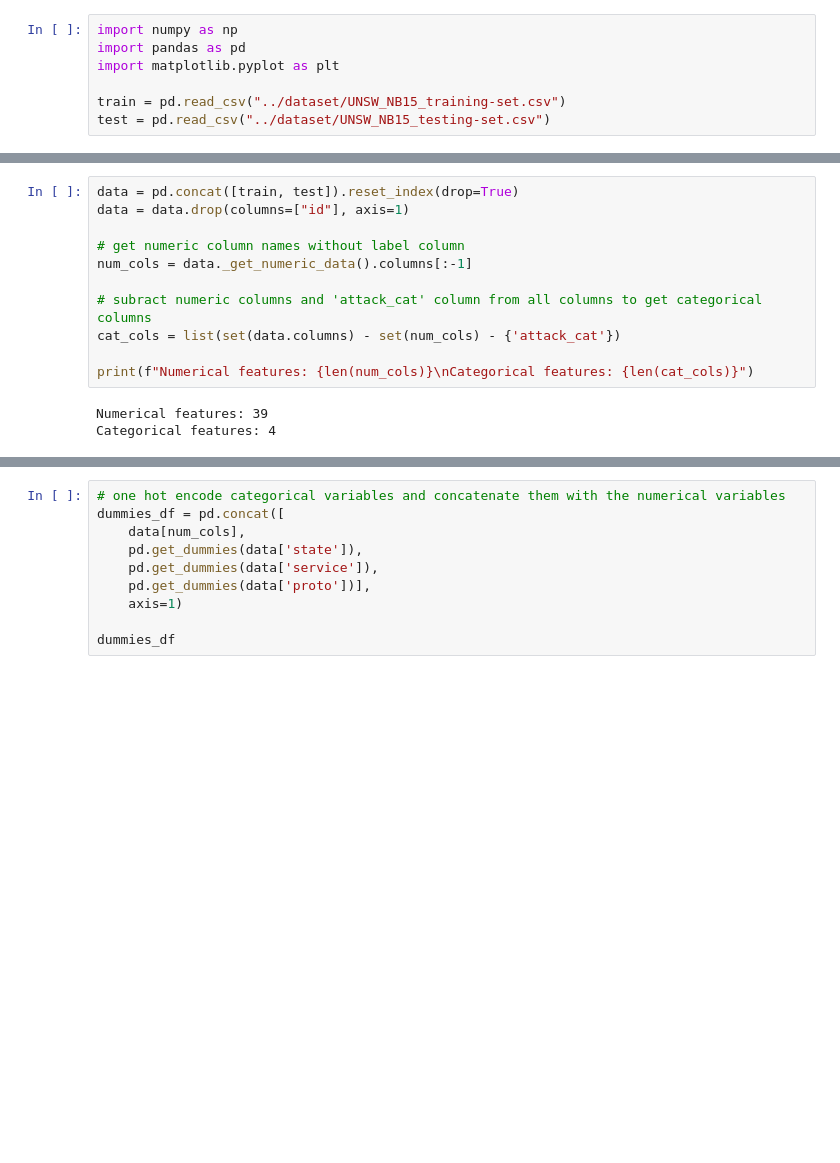
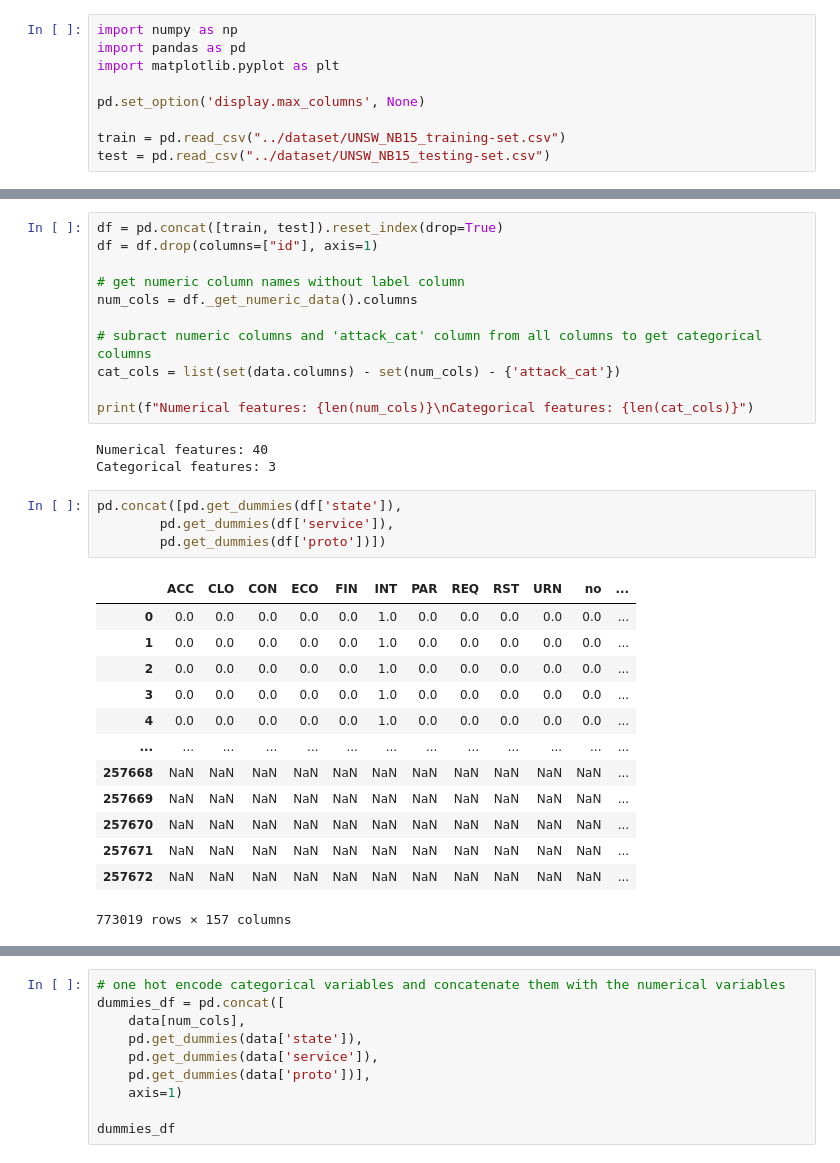
Before and after one commit to Janko-dev/ktai_ids, a Jupyter notebook: src/test.ipynb, the cells around one changed output, grey strips where cells are left out. Drawn from its saved outputs; the diff is of its cells as text; blank space fills up the shorter version.

```diff
--- a/src/test.ipynb
+++ b/src/test.ipynb
@@ -3,5 +3,7 @@ import numpy as np
 import pandas as pd
 import matplotlib.pyplot as plt
 
+pd.set_option('display.max_columns', None)
+
 train = pd.read_csv("../dataset/UNSW_NB15_training-set.csv")
 test = pd.read_csv("../dataset/UNSW_NB15_testing-set.csv")
@@ -8,14 +20,32 @@ test = pd.read_csv("../dataset/UNSW_NB15_testing-set.csv")
 # %%
-data = pd.concat([train, test]).reset_index(drop=True)
-data = data.drop(columns=["id"], axis=1)
+df = pd.concat([train, test]).reset_index(drop=True)
+df = df.drop(columns=["id"], axis=1)
 
 # get numeric column names without label column
-num_cols = data._get_numeric_data().columns[:-1]
+num_cols = df._get_numeric_data().columns
 
 # subract numeric columns and 'attack_cat' column from all columns to get categorical columns
 cat_cols = list(set(data.columns) - set(num_cols) - {'attack_cat'})
 
 print(f"Numerical features: {len(num_cols)}\nCategorical features: {len(cat_cols)}")
 # %% [output]
-Numerical features: 39
-Categorical features: 4
+Numerical features: 40
+Categorical features: 3
+# %%
+pd.concat([pd.get_dummies(df['state']),
+        pd.get_dummies(df['service']),
+        pd.get_dummies(df['proto'])])
+# %% [output]
+|  | ACC | CLO | CON | ECO | FIN | INT | PAR | REQ | RST | URN | no | ... |
+| 0 | 0.0 | 0.0 | 0.0 | 0.0 | 0.0 | 1.0 | 0.0 | 0.0 | 0.0 | 0.0 | 0.0 | ... |
+| 1 | 0.0 | 0.0 | 0.0 | 0.0 | 0.0 | 1.0 | 0.0 | 0.0 | 0.0 | 0.0 | 0.0 | ... |
+| 2 | 0.0 | 0.0 | 0.0 | 0.0 | 0.0 | 1.0 | 0.0 | 0.0 | 0.0 | 0.0 | 0.0 | ... |
+| 3 | 0.0 | 0.0 | 0.0 | 0.0 | 0.0 | 1.0 | 0.0 | 0.0 | 0.0 | 0.0 | 0.0 | ... |
+| 4 | 0.0 | 0.0 | 0.0 | 0.0 | 0.0 | 1.0 | 0.0 | 0.0 | 0.0 | 0.0 | 0.0 | ... |
+| ... | ... | ... | ... | ... | ... | ... | ... | ... | ... | ... | ... | ... |
+| 257668 | NaN | NaN | NaN | NaN | NaN | NaN | NaN | NaN | NaN | NaN | NaN | ... |
+| 257669 | NaN | NaN | NaN | NaN | NaN | NaN | NaN | NaN | NaN | NaN | NaN | ... |
+| 257670 | NaN | NaN | NaN | NaN | NaN | NaN | NaN | NaN | NaN | NaN | NaN | ... |
+| 257671 | NaN | NaN | NaN | NaN | NaN | NaN | NaN | NaN | NaN | NaN | NaN | ... |
+| 257672 | NaN | NaN | NaN | NaN | NaN | NaN | NaN | NaN | NaN | NaN | NaN | ... |
+773019 rows × 157 columns
```
Also changed, not shown: parts of 5 cells of this notebook, 5 other files.
